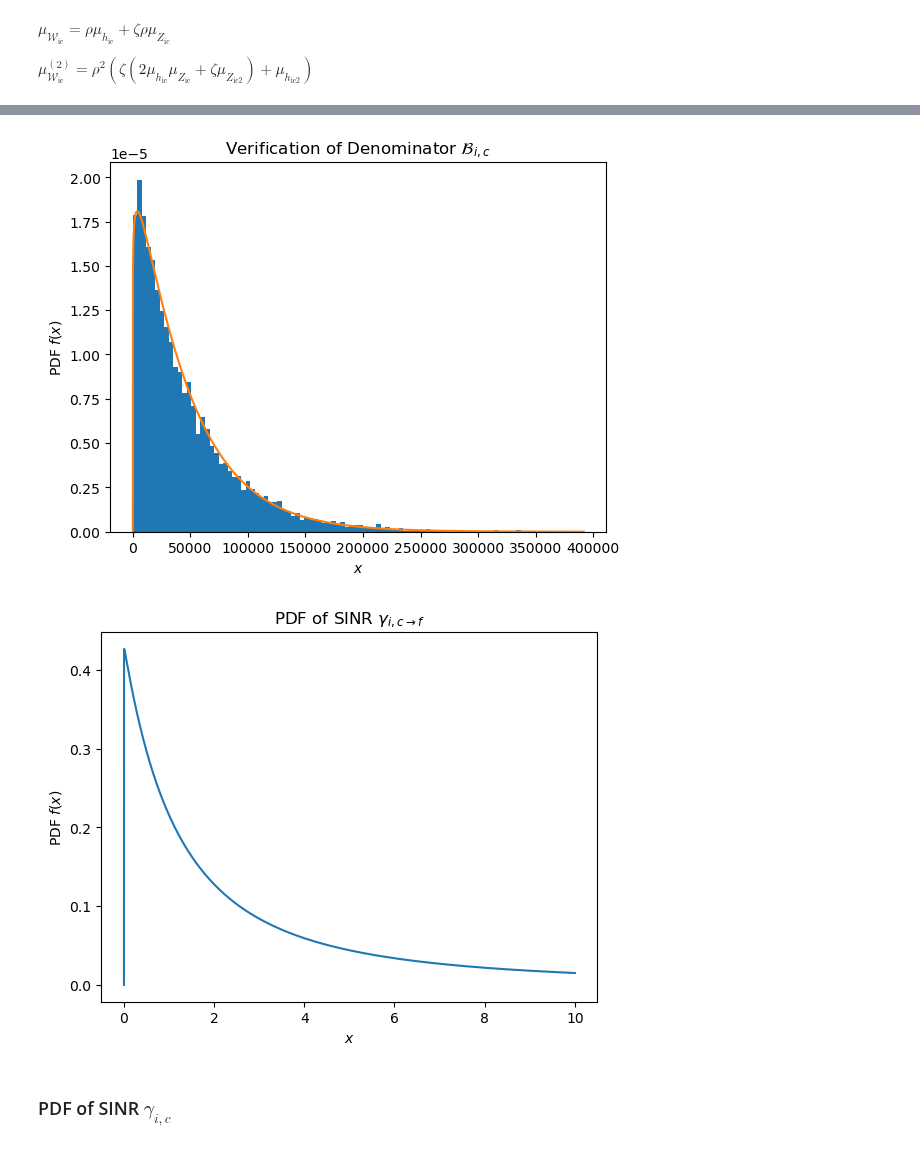
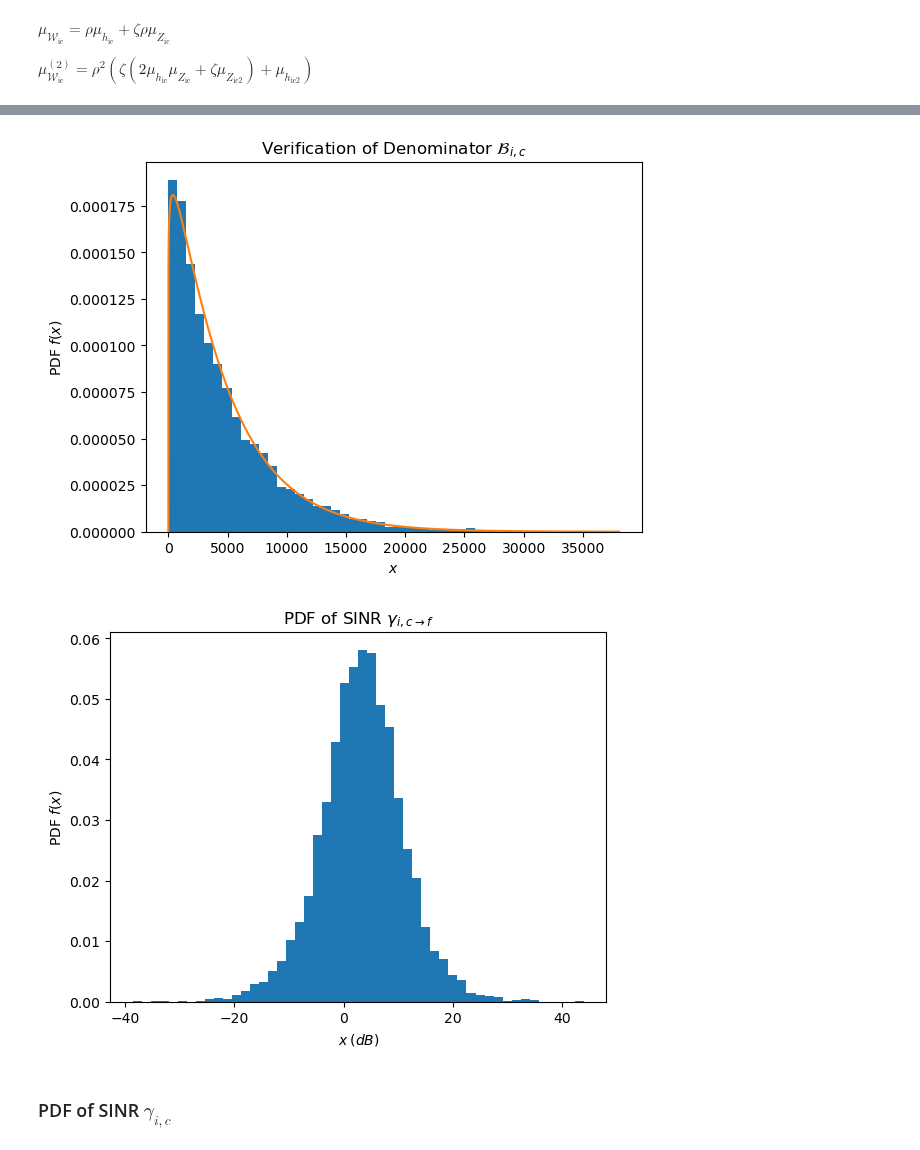
Before and after one commit to muhd-umer/comyx, a Jupyter notebook: research/statistical_analysis/statistics.ipynb, the cells around one changed output, grey strips where cells are left out. Drawn from its saved outputs; the diff is of its cells as text; code cells hidden in the pictures.

```diff
--- a/research/statistical_analysis/statistics.ipynb
+++ b/research/statistical_analysis/statistics.ipynb
@@ -121,7 +121,7 @@ TEMP = constants["TEMP"]  # Temperature in Kelvin
 FREQ = constants["FREQ"]  # Frequency of carrier signal in Hz
 SIGMA = constants["SIGMA"]  # Shadowing standard deviation in dB
 
-Pt = 25  # Transmit power in dBm
+Pt = 15  # Transmit power in dBm
 Pt_lin = dbm2pow(Pt)  # Transmit power in linear scale
 N0 = get_noise_power(BANDWIDTH, TEMP, 12)  # Noise power in dBm
 N0_lin = dbm2pow(N0)  # Noise power in linear scale
@@ -404,7 +404,7 @@ k_B_icf = mu_B_icf**2 / (mu_B_icf_2 - mu_B_icf**2)  # Shape parameter of B_ic
 theta_B_icf = (mu_B_icf_2 - mu_B_icf**2) / mu_B_icf  # Scale parameter of B_ic
 # %%
 x = np.linspace(0, np.max(simulation_B_icf), N)
-plt.hist(simulation_B_icf, bins=100, density=True)
+plt.hist(simulation_B_icf, bins=50, density=True)
 plt.plot(
     x,
     sp.stats.gamma.pdf(x, k_B_icf, scale=theta_B_icf),
@@ -414,7 +414,7 @@ plt.xlabel(r"$x$")
 plt.ylabel(r"PDF $f(x)$")
 plt.show()
 # %% [output]
-[figure, old version]
+[figure, new version]
 # %%
 simulation_SINR_icf = simulation_V_icf / simulation_B_icf
 # %%
@@ -428,20 +428,27 @@ def hypergeometric_f1_regularized(a, b, c):
     return sp.special.hyp1f1(a, b, c) / sp.special.gamma(b)
 # %%
 x = np.linspace(0, 10, N)
-# plt.hist(simulation_SINR_icf, bins=100, density=True)
-plt.plot(
-    x,
-    generalized_beta_prime_pdf(
-        x, k_Z_ic, k_B_icf, 1, (theta_Z_ic * zeta_if * rho) / theta_B_icf
+# plt.hist(simulation_SINR_icf, bins=50, density=True)
+plt.hist(
+    pow2db(
+        sp.stats.betaprime.rvs(
+            k_Z_ic,
+            k_B_icf,
+            loc=0,
+            scale=(theta_Z_ic * zeta_if * rho) / theta_B_icf,
+            size=N,
+        ),
     ),
+    bins=50,
+    density=True,
 )
 plt.title(r"PDF of SINR $\gamma_{i,c\rightarrow f}$")
-plt.xlabel(r"$x$")
+plt.xlabel(r"$x\:(dB)$")
 plt.ylabel(r"PDF $f(x)$")
 # plt.ticklabel_format(axis="both", style="sci", scilimits=(0, 0))
 plt.show()
 # %% [output]
-[figure, old version]
+[figure, new version]
 # %% [markdown]
 ### PDF of SINR $\gamma_{i,c}$
 # %% [markdown]
```
Also changed, not shown: parts of 22 cells of this notebook.
